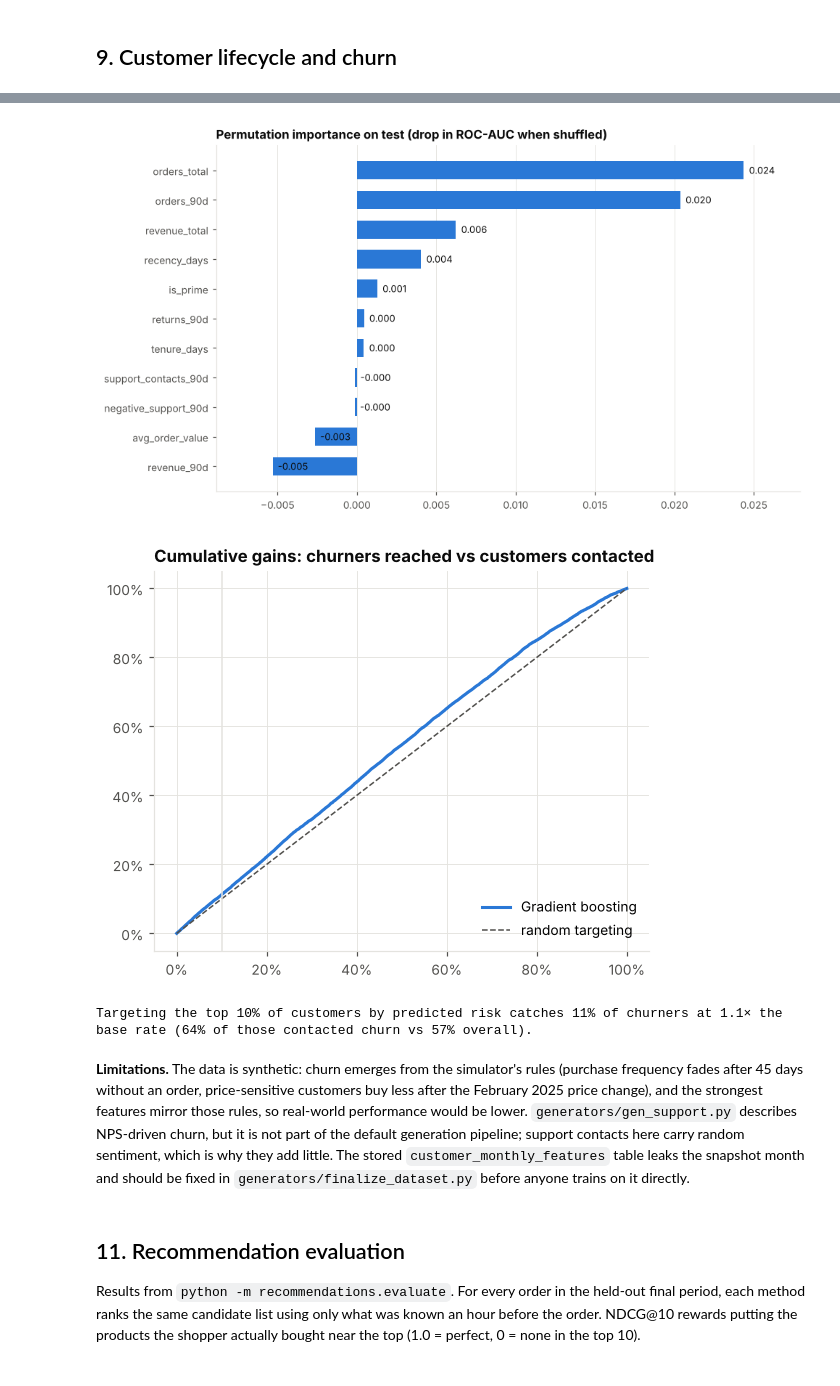
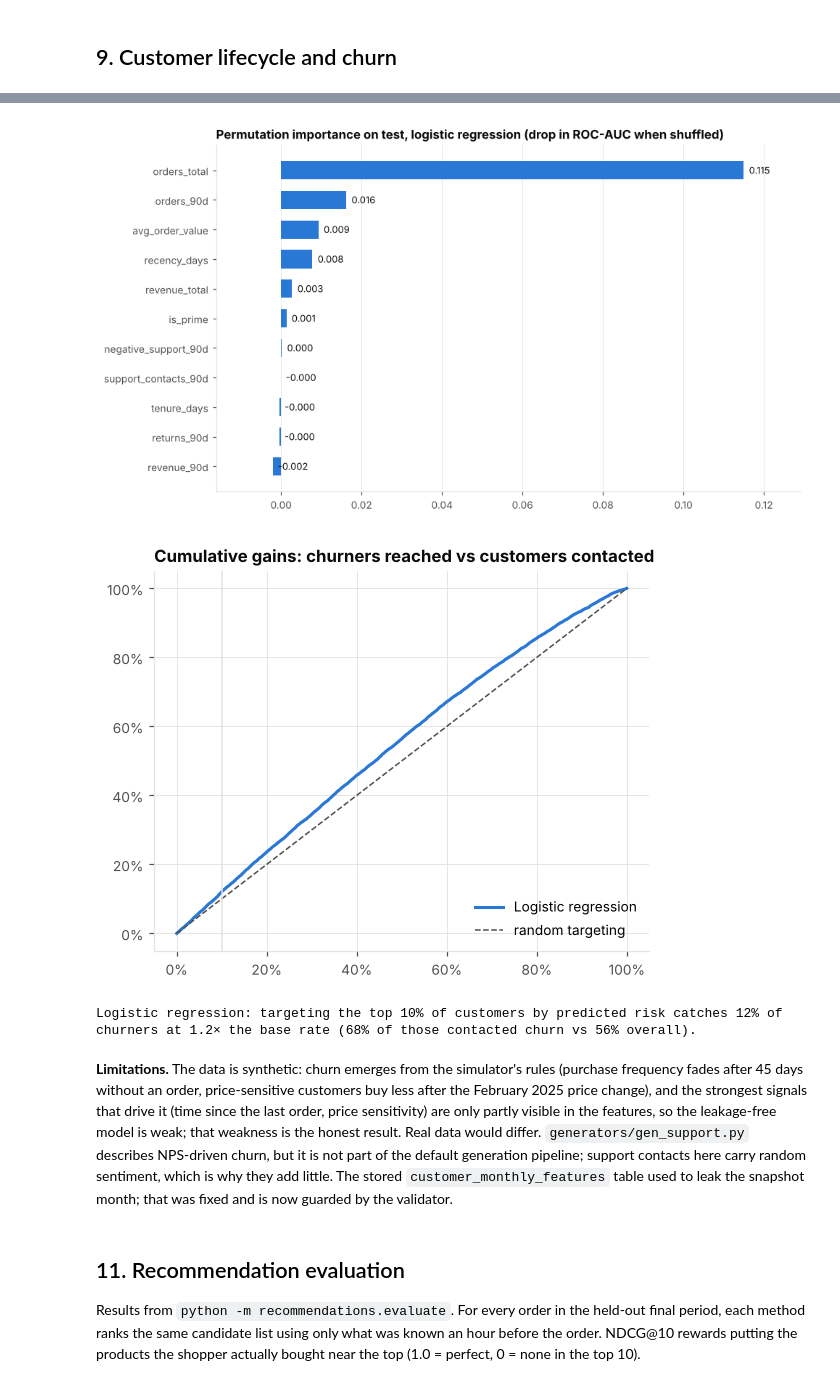
Before and after one commit to Meetpanchal58/pantree-commerce-platform, a Jupyter notebook: analysis/pantree_insights.ipynb, the cells around one changed output, grey strips where cells are left out. Cells and saved outputs as stored; diff of their text form; code cells hidden in the pictures.

```diff
--- a/analysis/pantree_insights.ipynb
+++ b/analysis/pantree_insights.ipynb
@@ -327,16 +329,20 @@ models = {
     "Gradient boosting": HistGradientBoostingClassifier(random_state=0),
 }
 scores_test = {"Recency rule": X["test"]["recency_days"].to_numpy(dtype=float)}
+val_auc = {}
 for name, model in models.items():
     if model is None:
         continue
     model.fit(X["train"], y["train"])
-    print(f"{name}: validation AUC {roc_auc_score(y['validation'], model.predict_proba(X['validation'])[:, 1]):.3f}")
+    val_auc[name] = roc_auc_score(y["validation"], model.predict_proba(X["validation"])[:, 1])
+    print(f"{name}: validation AUC {val_auc[name]:.3f}")
     scores_test[name] = model.predict_proba(X["test"])[:, 1]
+best_name = max(val_auc, key=val_auc.get)  # chosen on validation, never on test
+print(f"Chosen on validation: {best_name}")
 print(f"Recency rule: flag customers with no order for more than {best_t} days "
       f"(validation AUC {roc_auc_score(y['validation'], X['validation']['recency_days']):.3f})")
 
-# Same split and model on the stored (leaky) feature table, to show what the leak would have reported.
+# Cross-check: the same model on the generator's stored (now point-in-time) feature table.
 leaky_cols = ["tenure_days", "orders", "revenue", "quantity", "margin", "recency_days", "frequency_90d", "monetary_90d", "return_rate_90d"]
 lk = {k: v[["customer_id", "snapshot_date", "churn"]].merge(stored, on=["customer_id", "snapshot_date"]) for k, v in split.items()}
 leaky_model = HistGradientBoostingClassifier(random_state=0).fit(lk["train"][leaky_cols], lk["train"]["churn"])
@@ -369,14 +376,16 @@ for name, score in scores_test.items():
                  "Brier": brier_score_loss(y["test"], score) if name != "Recency rule" else np.nan})
 table = pd.DataFrame(rows).set_index("model")
 print(table.round(3).to_string())
-print(f"\nGradient boosting on the stored (leaky) features would report test AUC {leaky_auc:.3f} "
-      f"vs {table.loc['Gradient boosting', 'ROC-AUC']:.3f} with leakage-free features.")
-hgb = table.loc["Gradient boosting"]
-SUMMARY["churn"] = {"test_auc": float(hgb["ROC-AUC"]), "test_auc_ci": hgb["AUC 95% CI"], "pr_auc": float(hgb["PR-AUC"]),
-                    "base_rate": float(base), "top_decile_precision": float(hgb["top-10% precision"]),
-                    "top_decile_lift": float(hgb["top-10% lift"]), "brier": float(hgb["Brier"]),
+print(f"\nCross-check: gradient boosting on the generator's stored features reaches test AUC {leaky_auc:.3f} "
+      f"vs {table.loc['Gradient boosting', 'ROC-AUC']:.3f} on the notebook's rebuilt features (both leakage-free).")
+best = table.loc[best_name]
+SUMMARY["churn"] = {"model": best_name, "test_auc": float(best["ROC-AUC"]), "test_auc_ci": best["AUC 95% CI"],
+                    "pr_auc": float(best["PR-AUC"]), "base_rate": float(base),
+                    "top_decile_precision": float(best["top-10% precision"]),
+                    "top_decile_lift": float(best["top-10% lift"]), "brier": float(best["Brier"]),
                     "logreg_auc": float(table.loc["Logistic regression", "ROC-AUC"]),
-                    "rule_auc": float(table.loc["Recency rule", "ROC-AUC"]), "leaky_auc": float(leaky_auc),
+                    "hgb_auc": float(table.loc["Gradient boosting", "ROC-AUC"]),
+                    "rule_auc": float(table.loc["Recency rule", "ROC-AUC"]), "stored_features_auc": float(leaky_auc),
                     "test_rows": int(len(y["test"]))}
 # %% [output]
                      ROC-AUC   AUC 95% CI  PR-AUC  base rate  top-10% precision  top-10% lift  Brier
@@ -399,38 +408,39 @@ ax.legend(frameon=False); plt.tight_layout(); plt.show()
 # %%
-model = models["Gradient boosting"]
+model = models[best_name]
 imp = permutation_importance(model, X["test"], y["test"], scoring="roc_auc", n_repeats=10, random_state=0)
 importance = pd.Series(imp.importances_mean, index=FEATURES)
-hbar(importance, "Permutation importance on test (drop in ROC-AUC when shuffled)", fmt="{:.3f}", color=SERIES[0])
+hbar(importance, f"Permutation importance on test, {best_name.lower()} (drop in ROC-AUC when shuffled)", fmt="{:.3f}", color=SERIES[0])
 
-order = np.argsort(-scores_test["Gradient boosting"])
+order = np.argsort(-scores_test[best_name])
 captured = np.cumsum(y["test"][order]) / y["test"].sum()
 share = np.arange(1, len(order) + 1) / len(order)
 fig, ax = plt.subplots(figsize=(5.2, 4.2))
-ax.plot(share, captured, color=SERIES[0], label="Gradient boosting")
+ax.plot(share, captured, color=SERIES[0], label=best_name)
 ax.plot([0, 1], [0, 1], color=MUTED, lw=1, ls="--", label="random targeting")
 ax.axvline(0.1, color=GRID, lw=1)
 ax.xaxis.set_major_formatter(PercentFormatter(1.0)); ax.yaxis.set_major_formatter(PercentFormatter(1.0))
 ax.set_title("Cumulative gains: churners reached vs customers contacted"); ax.legend(frameon=False)
 plt.tight_layout(); plt.show()
 top10_capture = float(captured[int(0.1 * len(order)) - 1])
 SUMMARY["churn"]["top_decile_capture"] = top10_capture
 SUMMARY["churn"]["top_features"] = importance.sort_values(ascending=False).head(3).index.tolist()
 # %% [output]
-[figure, old version]
+[figure, new version]
-[figure, old version]
+[figure, new version]
 # %%
 c = SUMMARY["churn"]
-print(f"Targeting the top 10% of customers by predicted risk catches {c['top_decile_capture']:.0%} of churners "
+print(f"{c['model']}: targeting the top 10% of customers by predicted risk catches {c['top_decile_capture']:.0%} of churners "
       f"at {c['top_decile_lift']:.1f}× the base rate ({c['top_decile_precision']:.0%} of those contacted churn vs {c['base_rate']:.0%} overall).")
 # %% [output]
-Targeting the top 10% of customers by predicted risk catches 11% of churners at 1.1× the base rate (64% of those contacted churn vs 57% overall).
+Logistic regression: targeting the top 10% of customers by predicted risk catches 12% of churners at 1.2× the base rate (68% of those contacted churn vs 56% overall).
 # %% [markdown]
 **Limitations.** The data is synthetic: churn emerges from the simulator's rules (purchase frequency fades after
 45 days without an order, price-sensitive customers buy less after the February 2025 price change), and the strongest
-features mirror those rules, so real-world performance would be lower. `generators/gen_support.py` describes
+signals that drive it (time since the last order, price sensitivity) are only partly visible in the features, so the
+leakage-free model is weak; that weakness is the honest result. Real data would differ. `generators/gen_support.py` describes
 NPS-driven churn, but it is not part of the default generation pipeline; support contacts here carry random sentiment,
-which is why they add little. The stored `customer_monthly_features` table leaks the snapshot month and should be fixed
-in `generators/finalize_dataset.py` before anyone trains on it directly.
+which is why they add little. The stored `customer_monthly_features` table used to leak the snapshot month; that was
+fixed and is now guarded by the validator.
 # %% [markdown]
 ## 11. Recommendation evaluation
 Results from `python -m recommendations.evaluate`. For every order in the held-out final period, each method ranks
```
Also changed, not shown: parts of 9 cells of this notebook, 1 other file.
